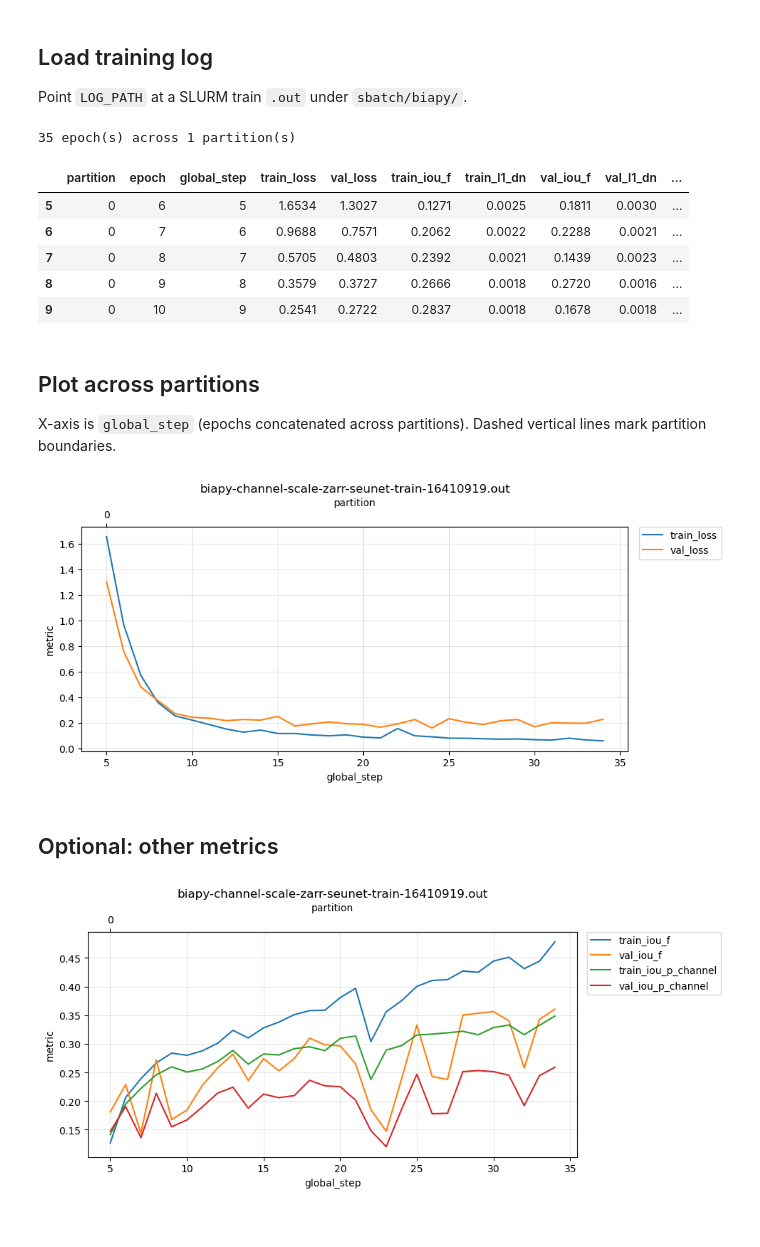
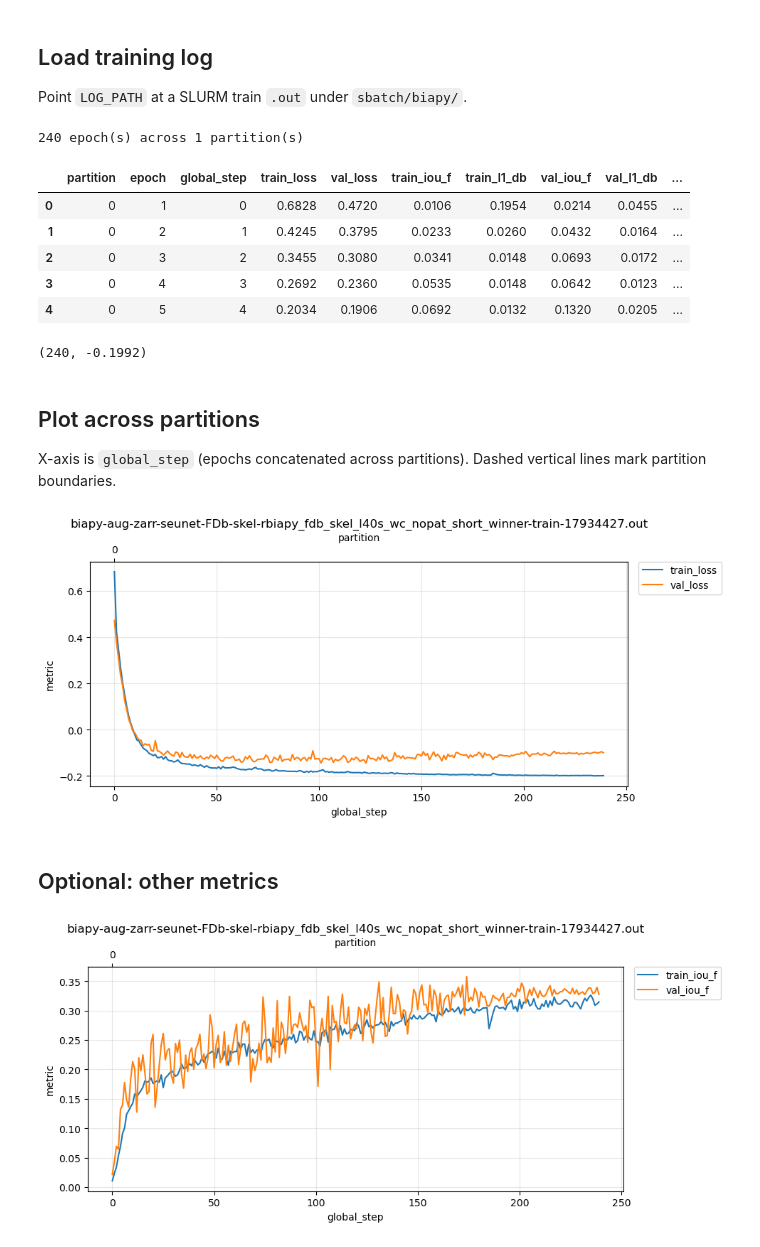
Before and after one commit to NovaBro/neuroinfo_fruitfly, a Jupyter notebook: ipynb/training_log_tracker.ipynb, the cells around one changed output. Saved outputs shown, nothing was run; the diff lists cells and outputs as text; code cells hidden in the pictures.

Commit message:
notebooks: augmentation review and winner metric summary
Co-authored-by: Cursor <cursoragent@cursor.com>

```diff
--- a/ipynb/training_log_tracker.ipynb
+++ b/ipynb/training_log_tracker.ipynb
@@ -81,8 +79,37 @@ LOG_PATH = Path(
     # "sbatch/biapy/biapy-channel-scale-zarr-seunet-FP-train-16172365.out"
 
     # Multi Channel
-    "sbatch/biapy/biapy-channel-scale-zarr-seunet-train-16410919.out"
+    # "sbatch/biapy/biapy-channel-scale-zarr-seunet-train-16410919.out"
 
+    # No-Aug Continual augmentation
+    # F Db
+    # "sbatch/biapy/biapy-aug-zarr-seunet-FDb-r0-train-16907888.out"
+    # "sbatch/biapy/biapy-aug-zarr-seunet-FDb-r0-train-16959447.out"
+    # F Dc Dn
+    # "sbatch/biapy/biapy-aug-zarr-seunet-FDcDn-r0-train-16909310.out"
+
+    # Skel
+    # "sbatch/biapy/biapy-aug-zarr-seunet-FDb-skel-r0-train-17132187.out"
+
+    # r1
+    # "sbatch/biapy/biapy-aug-zarr-seunet-FDb-skel-r1-train-17272017.out"
+    # "sbatch/biapy/biapy-aug-zarr-seunet-FDcDn-skel-r1-train-17272022.out"
+
+    # adjust_v1
+    # "sbatch/biapy/biapy-aug-zarr-seunet-FDb-skel-radjust_v1-train-17301408.out"
+    # "sbatch/biapy/biapy-aug-zarr-seunet-FDcDn-skel-radjust_v1-train-17301414.out"
+
+    # lr-cosine
+    # "sbatch/biapy/biapy-aug-zarr-seunet-FDb-skel-rlr_cosine-train-17344918.out"
+    # "sbatch/biapy/biapy-aug-zarr-seunet-FDcDn-skel-rlr_cosine-train-17343079.out"
+
+    # no-patience
+    # "sbatch/biapy/biapy-aug-zarr-seunet-FDcDn-skel-rno-patience-train-17378206.out"
+
+    # Dice
+    # "sbatch/biapy/biapy-aug-zarr-seunet-FDb-dice-rbiapy_fdb_dice_l40s_wc_nopat_short_winner-train-17934425.out"
+    # Skeleton
+    "sbatch/biapy/biapy-aug-zarr-seunet-FDb-skel-rbiapy_fdb_skel_l40s_wc_nopat_short_winner-train-17934427.out"
 )
 
 df = consolidate_training_log(LOG_PATH)
@@ -90,17 +117,22 @@ print(
     f"{len(df)} epoch(s) across "
     f"{df['partition'].nunique() if not df.empty else 0} partition(s)"
 )
-df = df[df['global_step'] >= 5]
+# df = df[df['global_step'] >= 5]
+# df = df[df['partition'] >= 0]
 # df = df[df['partition'] != 0]
 df.head()
 # %% [output]
-35 epoch(s) across 1 partition(s)
+240 epoch(s) across 1 partition(s)
-|  | partition | epoch | global_step | train_loss | val_loss | train_iou_f | train_l1_dn | val_iou_f | val_l1_dn | ... |
-| 5 | 0 | 6 | 5 | 1.6534 | 1.3027 | 0.1271 | 0.0025 | 0.1811 | 0.0030 | ... |
-| 6 | 0 | 7 | 6 | 0.9688 | 0.7571 | 0.2062 | 0.0022 | 0.2288 | 0.0021 | ... |
-| 7 | 0 | 8 | 7 | 0.5705 | 0.4803 | 0.2392 | 0.0021 | 0.1439 | 0.0023 | ... |
-| 8 | 0 | 9 | 8 | 0.3579 | 0.3727 | 0.2666 | 0.0018 | 0.2720 | 0.0016 | ... |
-| 9 | 0 | 10 | 9 | 0.2541 | 0.2722 | 0.2837 | 0.0018 | 0.1678 | 0.0018 | ... |
+|  | partition | epoch | global_step | train_loss | val_loss | train_iou_f | train_l1_db | val_iou_f | val_l1_db | ... |
+| 0 | 0 | 1 | 0 | 0.6828 | 0.4720 | 0.0106 | 0.1954 | 0.0214 | 0.0455 | ... |
+| 1 | 0 | 2 | 1 | 0.4245 | 0.3795 | 0.0233 | 0.0260 | 0.0432 | 0.0164 | ... |
+| 2 | 0 | 3 | 2 | 0.3455 | 0.3080 | 0.0341 | 0.0148 | 0.0693 | 0.0172 | ... |
+| 3 | 0 | 4 | 3 | 0.2692 | 0.2360 | 0.0535 | 0.0148 | 0.0642 | 0.0123 | ... |
+| 4 | 0 | 5 | 4 | 0.2034 | 0.1906 | 0.0692 | 0.0132 | 0.1320 | 0.0205 | ... |
+# %%
+df['epoch'].max(), df['train_loss'].min()
+# %% [output]
+(240, -0.1992)
 # %% [markdown]
 ## Plot across partitions
 
@@ -114,25 +146,25 @@ fig = plot_training_across_partitions(
 )
 plt.show()
 # %% [output]
-[figure, old version]
+[figure, new version]
 # %% [markdown]
 ## Optional: other metrics
 # %%
 fig = plot_training_across_partitions(
     df,
     metrics=(
         "train_iou_f", "val_iou_f",
-        "train_iou_p_channel", "val_iou_p_channel",
+        # "train_iou_p_channel", "val_iou_p_channel",
         # "train_iou_c", "val_iou_c"
         # "train_l1_dn", "val_l1_dn",
         # "train_l1_db", "val_l1_db"
         # "train_l1_dc_channel", "val_l1_dc_channel"
     ),
     title=f"{LOG_PATH.name}",
 )
 plt.show()
 # %% [output]
-[figure, old version]
+[figure, new version]
 # %%
 fig = plot_training_across_partitions(
     df,
```
Also changed, not shown: parts of 3 cells of this notebook, 7 other files.
